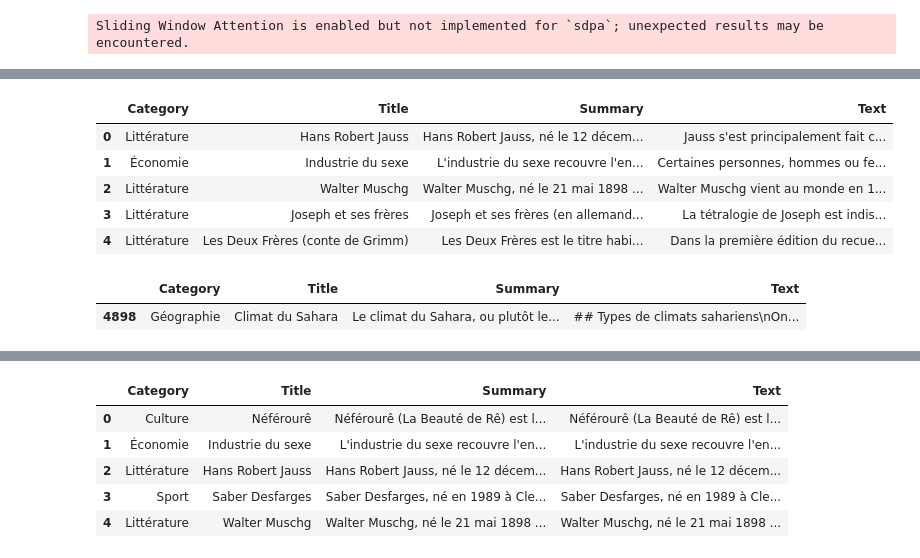
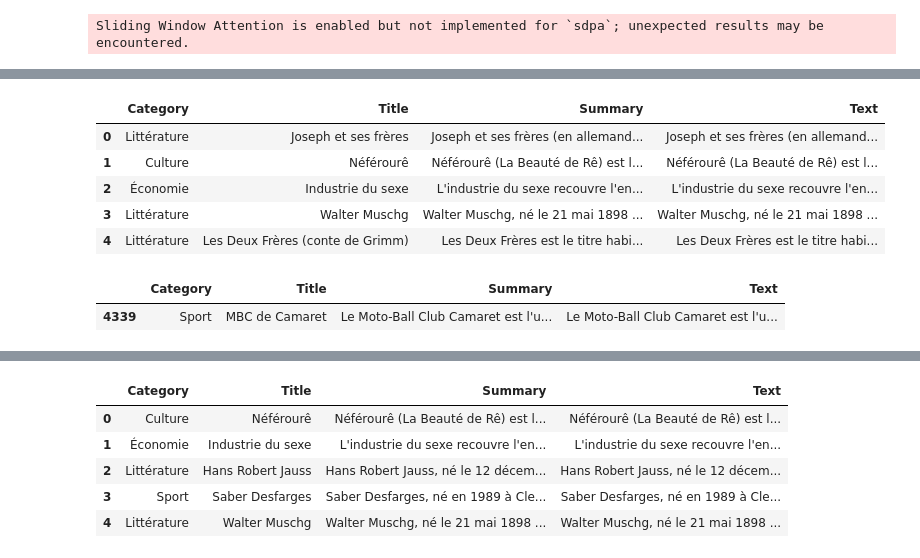
Before and after one commit to MWajdi/slm-summarization, a Jupyter notebook: generate_summaries.ipynb, the cells around one changed output, grey strips where cells are left out. Cells and saved outputs as stored; diff of their text form; code cells hidden in the pictures.

```diff
--- a/generate_summaries.ipynb
+++ b/generate_summaries.ipynb
@@ -62,20 +70,20 @@ Salut je m'appelle Camille et j'ai 19 ans, j'habite à Paris et je suis en
 # %%
 import pandas as pd
-articles_df = pd.read_csv("/users/eleves-b/2022/wajdi.maatouk/NLP_project/french_wikipedia_section_filtered_articles.csv")
+articles_df = pd.read_csv("/users/eleves-b/2022/wajdi.maatouk/NLP_project/french_wikipedia_articles_final_final.csv")
 articles_df.head()
 # %% [output]
 |  | Category | Title | Summary | Text |
-| 0 | Littérature | Hans Robert Jauss | Hans Robert Jauss, né le 12 décem... | Jauss s'est principalement fait c... |
-| 1 | Économie | Industrie du sexe | L'industrie du sexe recouvre l'en... | Certaines personnes, hommes ou fe... |
-| 2 | Littérature | Walter Muschg | Walter Muschg, né le 21 mai 1898 ... | Walter Muschg vient au monde en 1... |
-| 3 | Littérature | Joseph et ses frères | Joseph et ses frères (en allemand... | La tétralogie de Joseph est indis... |
-| 4 | Littérature | Les Deux Frères (conte de Grimm) | Les Deux Frères est le titre habi... | Dans la première édition du recue... |
+| 0 | Littérature | Joseph et ses frères | Joseph et ses frères (en allemand... | Joseph et ses frères (en allemand... |
+| 1 | Culture | Néférourê | Néférourê (La Beauté de Rê) est l... | Néférourê (La Beauté de Rê) est l... |
+| 2 | Économie | Industrie du sexe | L'industrie du sexe recouvre l'en... | L'industrie du sexe recouvre l'en... |
+| 3 | Littérature | Walter Muschg | Walter Muschg, né le 21 mai 1898 ... | Walter Muschg, né le 21 mai 1898 ... |
+| 4 | Littérature | Les Deux Frères (conte de Grimm) | Les Deux Frères est le titre habi... | Les Deux Frères est le titre habi... |
 # %%
 random_article = articles_df.sample(1)
 random_article
 # %% [output]
 |  | Category | Title | Summary | Text |
-| 4898 | Géographie | Climat du Sahara | Le climat du Sahara, ou plutôt le... | ## Types de climats sahariens\nOn... |
+| 4339 | Sport | MBC de Camaret | Le Moto-Ball Club Camaret est l'u... | Le Moto-Ball Club Camaret est l'u... |
 # %%
 import re
 
```
Also changed, not shown: parts of 14 cells of this notebook.
